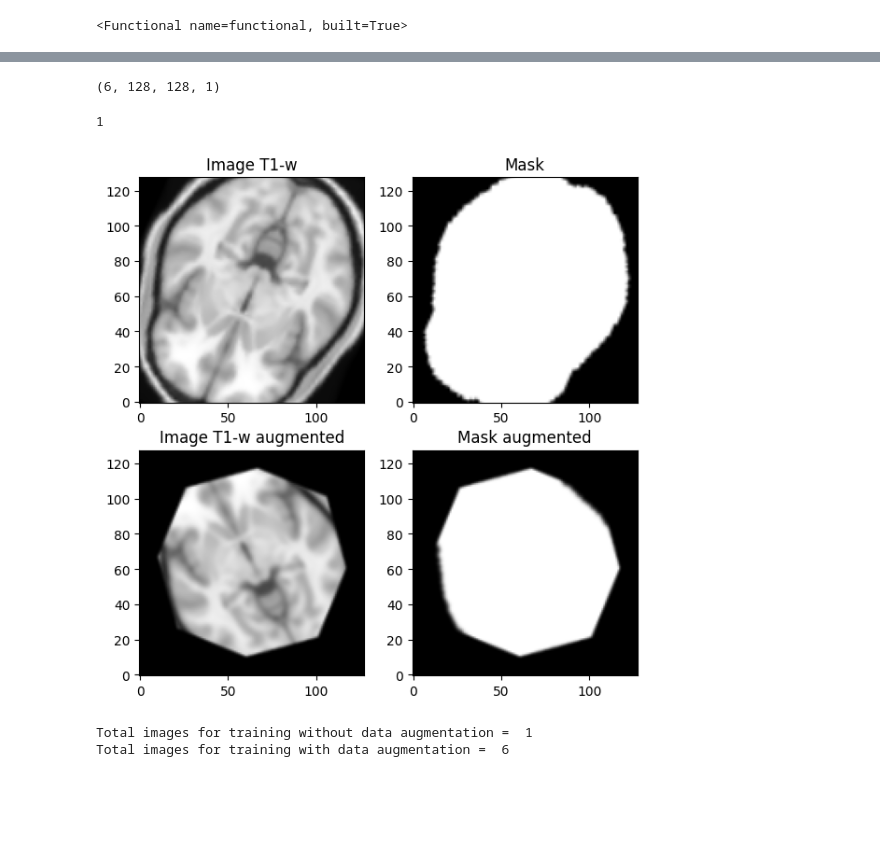
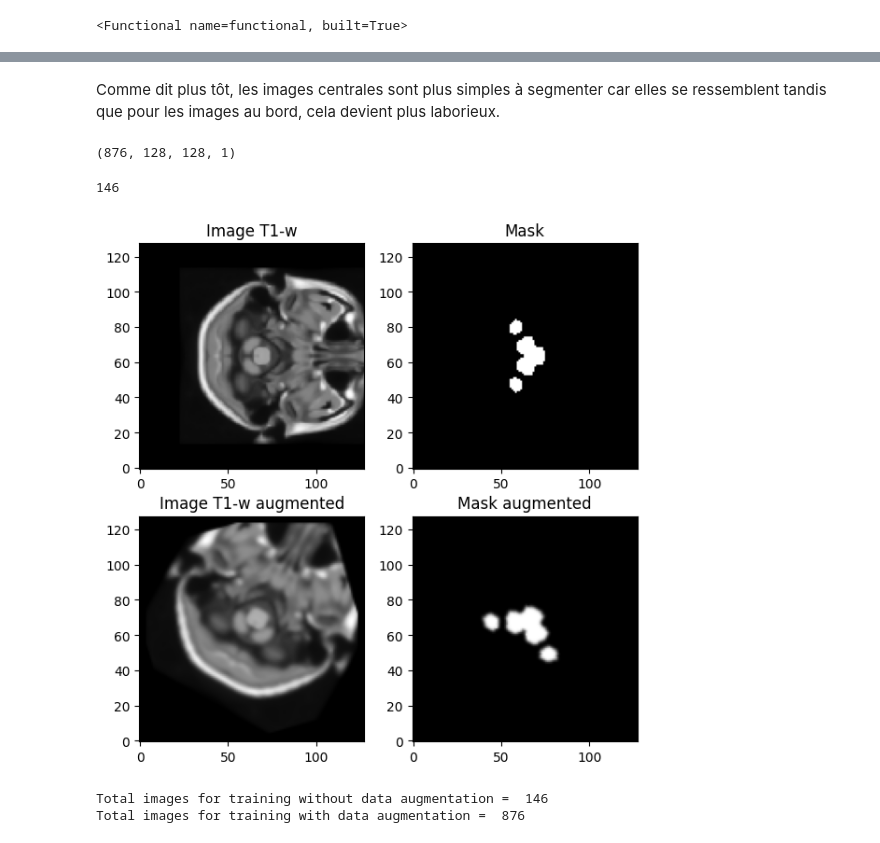
Before and after one commit to JalilBNH/M2TSI, a Jupyter notebook: initiation_segm/TP_Brainmask_seg_with_Unet.ipynb, the cells around one changed output, grey strips where cells are left out. Saved outputs shown, nothing was run; the diff lists cells and outputs as text; code cells hidden in the pictures; blank space fills up the shorter version.

```diff
--- a/initiation_segm/TP_Brainmask_seg_with_Unet.ipynb
+++ b/initiation_segm/TP_Brainmask_seg_with_Unet.ipynb
@@ -169,31 +167,33 @@ y_test = np.expand_dims(y_test, axis=-1)
 # %%
 # Importing images for training
 
-mon_index = ...
+mon_index = [0, 10, 15]
+path = '../datasets/tp1_segm/training'
+nb_images = len(os.listdir(path)) // 2
 
 index_train = 0
 index_test = 0
 
-X_train = np.zeros((1, 128, 128, 1))
-Y_train = np.zeros((1, 128, 128, 1))
+X_train = np.zeros((len(mon_index), 128, 128, 1))
+y_train = np.zeros((len(mon_index), 128, 128, 1))
 
-X_test = ...
-Y_test = ...
+X_test = np.zeros((nb_images - len(mon_index) , 128, 128, 1))
+y_test = np.zeros((nb_images - len(mon_index) , 128, 128, 1))
 
-for sujet_index in range (0,nb_images):
-  t1_data,mask_data=read_image_nii("/content/training/", sujet_index)
+for sujet_index in range(0,nb_images):
+  t1_data,mask_data=read_image_nii(path, sujet_index)
 
   mask_data = np.expand_dims(mask_data, axis=-1)
   t1_data = np.expand_dims(t1_data, axis=-1)
 
-  if (sujet_index==mon_index):
-    ...
-    ...
+  if sujet_index in mon_index:
+    X_train[index_train] = t1_data
+    y_train[index_train] = mask_data
     index_train+=1
 
   else:
-    ...
-    ...
+    X_test[index_test] = t1_data
+    y_test[index_test] = mask_data
     index_test+=1
 
 print("parsing dataset done !")
@@ -465,3 +621,5 @@ Successfully installed Keras-Preprocessing-1.1.2
+# %% [markdown]
+Comme dit plus tôt, les images centrales sont plus simples à segmenter car elles se ressemblent tandis que pour les images au bord, cela devient plus laborieux.
 # %%
 # Data Augmentation
 
@@ -473,7 +631,7 @@ data_augmentation = tf.keras.Sequential([
                         layers.RandomZoom(height_factor=(0.3,-0.3), fill_mode='constant', fill_value=0, seed=1)])
 
 X_train_augmented = X_train
-Y_train_augmented = Y_train
+Y_train_augmented = y_train
 
 for x in range(5):
   ds_concatenate = np.concatenate((X_train_augmented,Y_train_augmented), axis=3)
@@ -483,8 +641,8 @@ for x in range(5):
   X_train_augmented=np.concatenate((X_train,X_train_augmented), axis=0)
 
   Y_train_augmented=ds_concatenate_augmented[:,:,:,1:2]
-  Y_train_augmented=np.concatenate((Y_train,Y_train_augmented), axis=0)
+  Y_train_augmented=np.concatenate((y_train,Y_train_augmented), axis=0)
 # %%
 print(X_train_augmented.shape)
 # %% [output]
-(6, 128, 128, 1)
+(876, 128, 128, 1)
@@ -493,32 +649,32 @@ layers.RandomContrast
 # %%
 Y_train_augmented.shape
 print (len(X_train))
 
 plt.figure(figsize=(6,6))
-plt.axis('Off')
+plt.axis('off')
 Slide_show=1
 plt.subplot(2,2,1)
 plt.imshow(X_train_augmented[Slide_show,:,:,0],cmap="gray", origin="lower")
 plt.title('Image T1-w')
 plt.subplot(2,2,2)
 plt.title("Mask")
 plt.imshow(Y_train_augmented[Slide_show,:,:,0],cmap="gray", origin="lower")
 plt.tight_layout()
 plt.subplot(2,2,3)
 plt.imshow(X_train_augmented[Slide_show + 3*len(X_train),:,:,0],cmap="gray", origin="lower")
 plt.title('Image T1-w augmented')
 plt.subplot(2,2,4)
 plt.title("Mask augmented")
 plt.imshow(Y_train_augmented[Slide_show + 3*len(X_train) ,:,:,0],cmap="gray", origin="lower")
 plt.tight_layout()
 plt.show()
 
 print("Total images for training without data augmentation = ",(X_train.shape)[0])
 print("Total images for training with data augmentation = ", (X_train_augmented.shape)[0])
 # %% [output]
-1
+146
-[figure, old version]
+[figure, new version]
-Total images for training without data augmentation =  1
-Total images for training with data augmentation =  6
+Total images for training without data augmentation =  146
+Total images for training with data augmentation =  876
 # %%
 # Unet training
```
Also changed, not shown: parts of 40 cells of this notebook.
